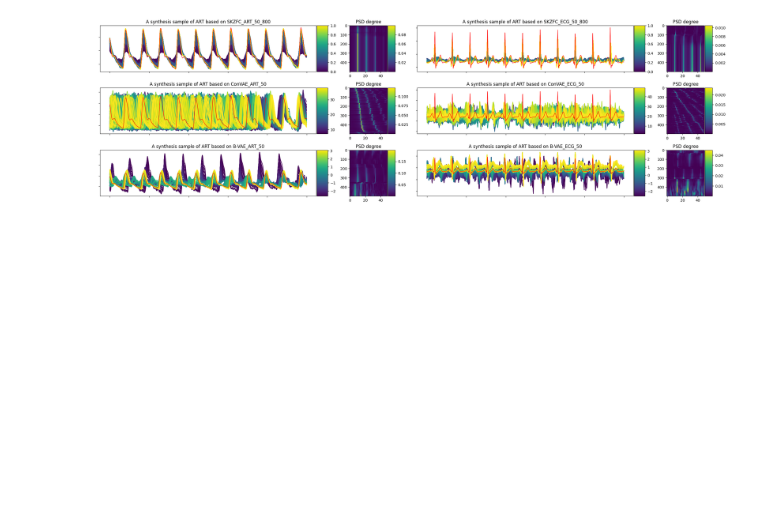
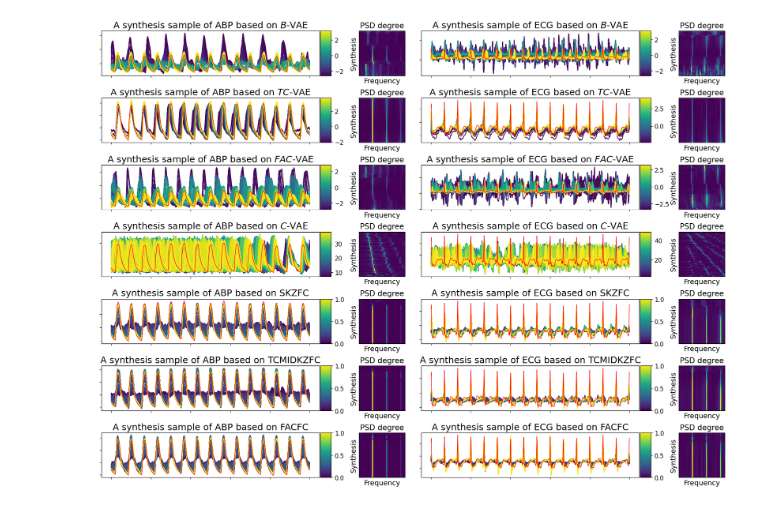
Before and after one commit to JunetaeKim/VABAM, a Jupyter notebook: VisualizationSig.ipynb, the cells around one changed output. Drawn from its saved outputs; the diff is of its cells as text; code cells hidden in the pictures; blank space fills up the shorter version.

```diff
--- a/VisualizationSig.ipynb
+++ b/VisualizationSig.ipynb
@@ -335,7 +340,18 @@ DicConfigYaml = {'SKZFC_ART_50_800': './Config/EvalConfigART800.yml',
                  'BaseVAE_ART_50' : './Benchmarks/Config/EvalConfigART.yml',
                 'SKZFC_II_50_800': './Config/EvalConfigII800.yml',
                  'ConVAE_II_50'  : './Benchmarks/Config/EvalConfigII.yml',
-                 'BaseVAE_II_50' : './Benchmarks/Config/EvalConfigII.yml' }
+                 'BaseVAE_II_50' : './Benchmarks/Config/EvalConfigII.yml',
+                 'TCVAE_ART_50'         : './Benchmarks/Config/EvalConfigART.yml',
+                 'FACVAE_ART_50'        : './Benchmarks/Config/EvalConfigART.yml',
+                 'TCMIDKZFC_ART_50_800' : './Config/EvalConfigART800.yml',
+                 'FACFC_ART_50_800'     : './Config/EvalConfigART800.yml',
+                 'TCVAE_II_50'         : './Benchmarks/Config/EvalConfigII.yml',
+                 'FACVAE_II_50'        : './Benchmarks/Config/EvalConfigII.yml',
+                 'TCMIDKZFC_II_50_800' : './Config/EvalConfigII800.yml',
+                 'FACFC_II_50_800'     : './Config/EvalConfigII800.yml'}
+
+#DicConfigYaml = {'TCMIDKZFC_ART_50_800_A' : './Config/EvalConfigART800.yml'}
+
 
 
 GeneratedSignals = {}
@@ -346,7 +362,7 @@ CON_Aranges = {}
 
 for ConfigYaml in DicConfigYaml.items():
     print(ConfigYaml[0])
-    ReconSignal, Amplitude, InpSignal, PredZs, CON_Arange = SigGen(ConfigYaml[0], ConfigYaml[1], SelIDX= 1, N_Gen = np.sum(N_GenList), MinFreqR=0.0, MaxFreqR=1.0,  GenBP=GenBP, N_GenList=N_GenList)
+    ReconSignal, Amplitude, InpSignal, PredZs, CON_Arange = SigGen(ConfigYaml[0], ConfigYaml[1], SelIDX= 1100, N_Gen = np.sum(N_GenList), MinFreqR=0.0, MaxFreqR=0.05,  GenBP=GenBP, N_GenList=N_GenList)
     GeneratedSignals[ConfigYaml[0]] = ReconSignal
     GeneratedAmplitude[ConfigYaml[0]] = Amplitude
     InpSignals[ConfigYaml[0]] = InpSignal
@@ -429,13 +389,16 @@ DicConfigYaml = {'SKZFC_ART_50_800': './Config/EvalConfigART800.yml',
 # %%
 from matplotlib.gridspec import GridSpec
 from mpl_toolkits.axes_grid1 import make_axes_locatable
+from matplotlib.ticker import FuncFormatter
 
-
+MinFreq=1
+MaxFreq=50
 MinFreqR = 0
 MaxFreqR = 1.
 
 # Define the keys for the data you want to plot.
-keys = ['SKZFC_ART_50_800', 'ConVAE_ART_50', 'BaseVAE_ART_50', 'SKZFC_II_50_800', 'ConVAE_II_50', 'BaseVAE_II_50']
+keys = ['BaseVAE_ART_50', 'TCVAE_ART_50', 'FACVAE_ART_50', 'ConVAE_ART_50', 'SKZFC_ART_50_800', 'TCMIDKZFC_ART_50_800', 'FACFC_ART_50_800',
+         'BaseVAE_II_50', 'TCVAE_II_50',  'FACVAE_II_50',  'ConVAE_II_50',  'SKZFC_II_50_800',  'TCMIDKZFC_II_50_800',  'FACFC_II_50_800']
 
 # Set up colormap and normalization.
 cmap = plt.get_cmap('viridis')
@@ -443,8 +406,8 @@ norm = plt.Normalize(0, N_Gen-1)
 
 
 # Create a figure with GridSpec layout for a 3x2 grid of line plots and heatmaps.
-fig = plt.figure(figsize=(24, 14))
-gs = GridSpec(6, 4, figure=fig, width_ratios=[5, 1, 5, 1])  # Allocate space for color bars
+fig = plt.figure(figsize=(22, 16))
+gs = GridSpec(7, 4, figure=fig, width_ratios=[5, 1, 5, 1], hspace=0.5, wspace=0.16)  # Allocate space for color bars
 
 row_idx = -1
 col_idx_line = 0
@@ -459,7 +422,7 @@ for idx, key in enumerate(keys):
     if 'SKZFC' in key or 'FACFC' in key or 'TCMIDKZFC' in key or 'SKZ' in key:
         norm2 = plt.Normalize(MinFreqR, MaxFreqR)
         cbarLabel = '$\\acute{\\theta}$ for generation'
-    elif 'BaseVAE'in key:
+    elif 'BaseVAE'in key or 'TCVAE' in key or 'FACVAE' in key:
         MeanZs = np.mean(Zs[key], axis=1)
         norm2 = plt.Normalize(min(MeanZs), max(MeanZs))
         cbarLabel = 'Mean of z for generation'
@@ -475,47 +438,78 @@ for idx, key in enumerate(keys):
         ax1.plot(GeneratedSignals[key][i], color=color)
     ax1.plot(InpSignals[key][0], color='red', label='Input Signal',linewidth=1)
 
+
+    if 'ART' in key:
+        SigType = 'ABP'
+    elif 'II' in key:
+        SigType = 'ECG'
+
     if 'BaseVAE' in key:
-        Label = 'B-'+key[4:]
-    else:
-        Label = key
+        Label = '$B$-VAE'
+    elif 'SKZFC' in key:
+        Label = 'SKZFC'
+    elif 'ConVAE' in key:
+        Label = '$C$-VAE'
+    elif 'TCVAE' in key:
+        Label = '$TC$-VAE'
+    elif 'FACVAE' in key:
+        Label = '$FAC$-VAE'
+    elif 'TCMIDKZFC' in key:
+        Label = 'TCMIDKZFC'
+    elif 'FACFC' in key:
+        Label = 'FACFC'
 
-    Label = Label.replace('II', 'ECG')
 
-    ax1.set_title('A synthesis sample of ART based on ' + Label)
+    ax1.set_title('A synthesis sample of '+ SigType+' based on ' + Label, fontsize=18)
+
     ax1.set_xticklabels([])  # Hide x-axis tick labels
     ax1.set_yticklabels([])  # Hide y-axis tick labels
 
     # Create an axis for the color bar on the right side of the line plot.
     divider1 = make_axes_locatable(ax1)
     cax1 = divider1.append_axes("right", size="5%", pad=0.02)
     sm1 = plt.cm.ScalarMappable(cmap=cmap, norm=norm2)
     sm1.set_array([])
     cbar1=fig.colorbar(sm1, cax=cax1)
+    cbar1.ax.tick_params(labelsize=12)
     #cbar1.set_label(cbarLabel, size=12)
 
     # Create the axis for the heatmap next to each line plot.
     ax2 = fig.add_subplot(gs[row_idx, col_idx_heat])
     Heatmap = GeneratedAmplitude[key][:, MinFreq:MaxFreq]
     im = ax2.imshow(Heatmap, cmap='viridis', aspect='auto', interpolation='nearest')
-    ax2.set_title('PSD degree')
-    #ax2.set_xlabel('Frequency', fontsize=12)
-    #ax2.set_ylabel('Generation index', fontsize=12) #'Index of signals generated with a series of $\\acute{\\theta}$'
+    ax2.set_title('PSD degree', fontsize=15)
+    ax2.set_xticks([])
+    ax2.set_yticks([])
+    ax2.set_xlabel('Frequency', fontsize=14)
+    ax2.set_ylabel('Synthesis', fontsize=14) #'Index of signals generated with a series of $\\acute{\\theta}$'
 
 
     # Create an axis for the color bar on the right side of the heatmap.
+    '''
     divider2 = make_axes_locatable(ax2)
     cax2 = divider2.append_axes("right", size="20%", pad=0.02)
     sm2 = plt.cm.ScalarMappable(cmap=cmap, norm=norm2)
     sm2.set_array([])
-    fig.colorbar(im, cax=cax2)
+    cbar2 =fig.colorbar(im, cax=cax2)
+    cbar2.ax.tick_params(labelsize=12)
+    cbar2.formatter = FuncFormatter(lambda x, _: f'{x:.3f}')
+    '''
 
-    if row_idx == 2:
+    if row_idx == 6:
         row_idx = -1
         col_idx_line = 2
+    #print(row_idx, col_idx_line)
 
-plt.tight_layout()
+
+    pos1 = ax1.get_position()  # get the original position
+    pos2 = ax2.get_position()  # get the original position
+    ax1.set_position([pos1.x0, pos1.y0, pos1.width, pos1.height])
+    ax2.set_position([pos1.x0 + pos1.width + 0.035, pos2.y0, pos2.width, pos2.height])  # Adjust the x position
+
 plt.savefig('./EvalResults/Figures/Synthesis_Samples.png', bbox_inches='tight')
+#plt.tight_layout()
+#plt.savefig('./EvalResults/Figures/Synthesis_Samples.png')
 plt.show()
 # %% [output]
-[figure, old version]
+[figure, new version]
```
Also changed, not shown: parts of 7 cells of this notebook, 1 other file.
